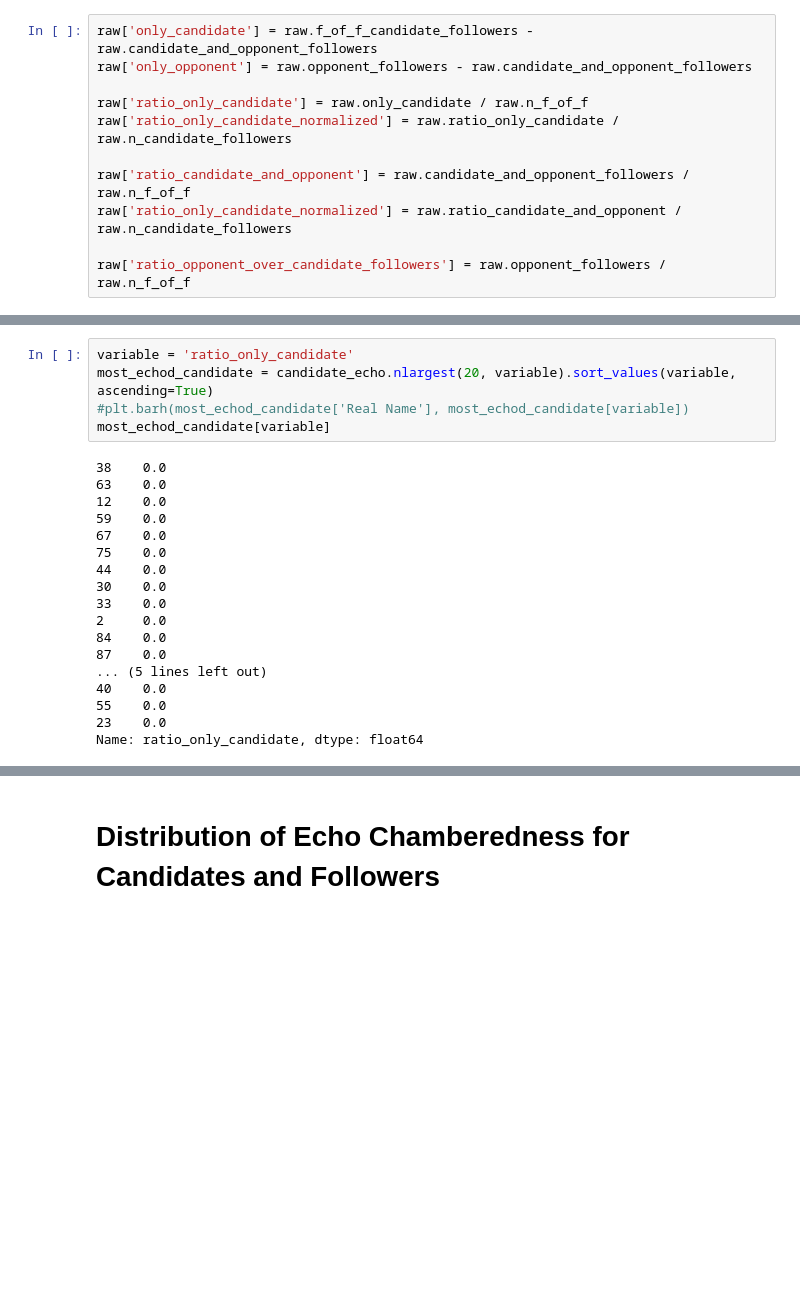
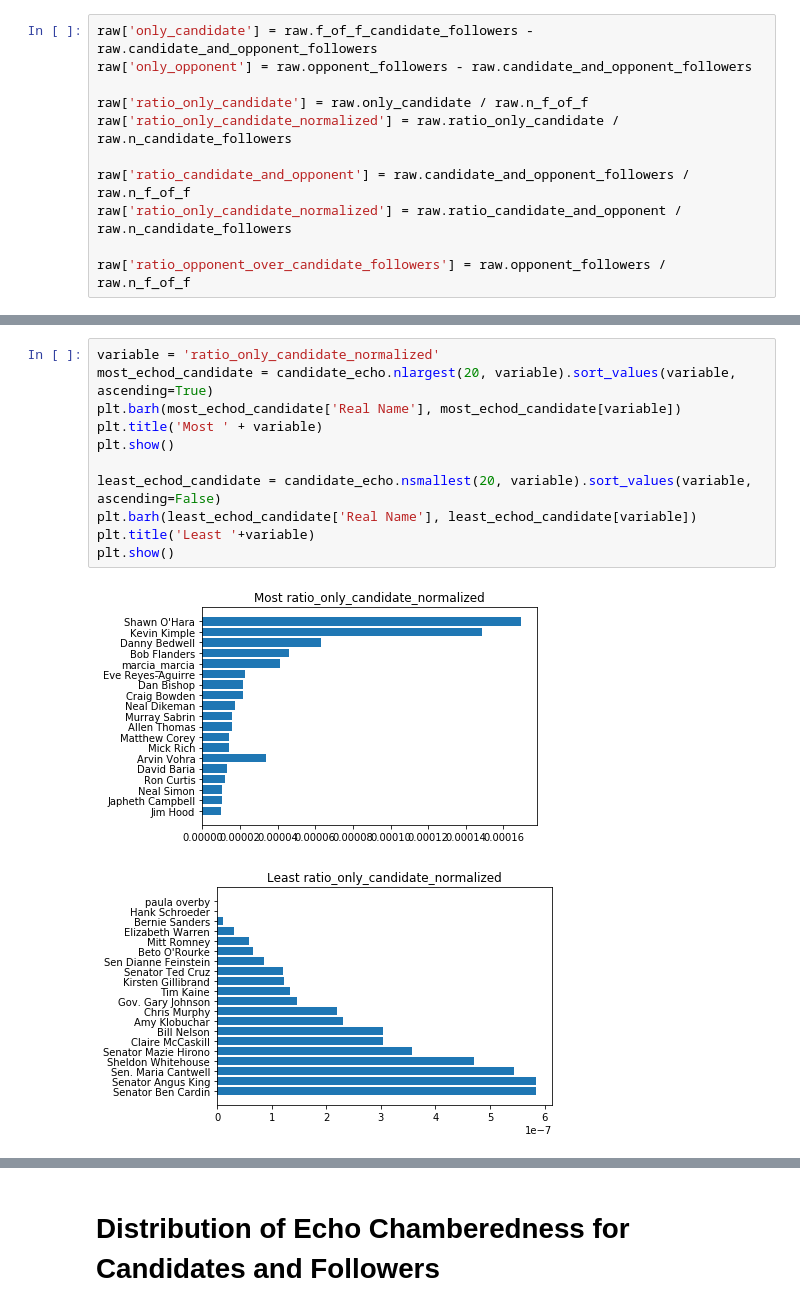
Before and after one commit to davidreissmello/echo_chamber, a Jupyter notebook: echo_scores/Echo Chamber General Analysis.ipynb, the cells around one changed output, grey strips where cells are left out. Cells and saved outputs as stored; diff of their text form; blank space fills up the shorter version.

```diff
--- a/echo_scores/Echo Chamber General Analysis.ipynb
+++ b/echo_scores/Echo Chamber General Analysis.ipynb
@@ -357,23 +381,14 @@ plt.show()
 # %%
-variable = 'ratio_only_candidate'
+variable = 'ratio_only_candidate_normalized'
 most_echod_candidate = candidate_echo.nlargest(20, variable).sort_values(variable, ascending=True)
-#plt.barh(most_echod_candidate['Real Name'], most_echod_candidate[variable])
-most_echod_candidate[variable]
+plt.barh(most_echod_candidate['Real Name'], most_echod_candidate[variable])
+plt.title('Most ' + variable)
+plt.show()
+
+least_echod_candidate = candidate_echo.nsmallest(20, variable).sort_values(variable, ascending=False)
+plt.barh(least_echod_candidate['Real Name'], least_echod_candidate[variable])
+plt.title('Least '+variable)
+plt.show()
 # %% [output]
-38    0.0
-63    0.0
-12    0.0
-59    0.0
-67    0.0
-75    0.0
-44    0.0
-30    0.0
-33    0.0
-2     0.0
-84    0.0
-87    0.0
-... (5 lines left out)
-40    0.0
-55    0.0
-23    0.0
-Name: ratio_only_candidate, dtype: float64
+[figure, added]
+[figure, added]
```
Also changed, not shown: parts of 31 cells of this notebook, 1 other file.
